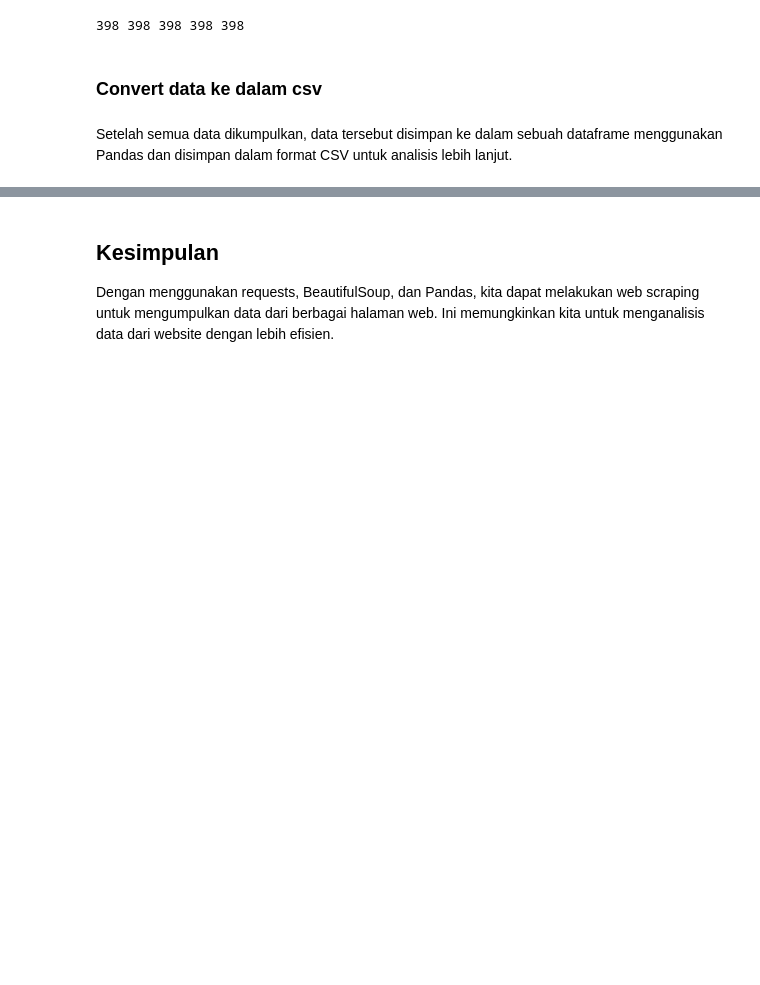
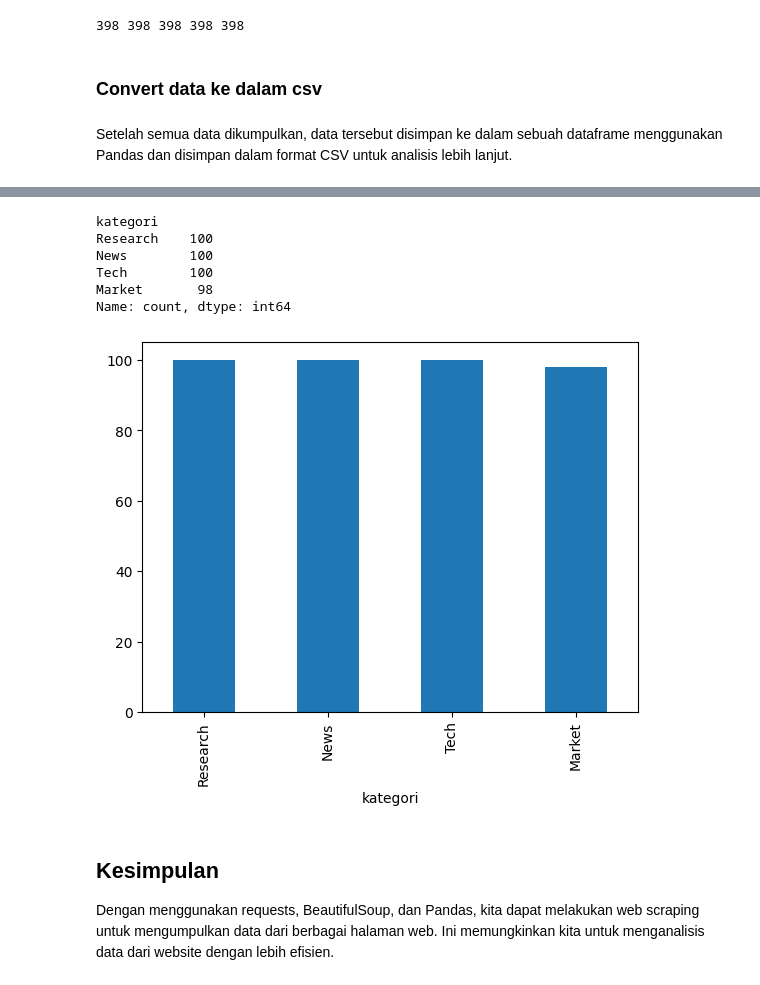
Before and after one commit to rrayhka/pencarian-penambangan-web, a Jupyter notebook: ppw_book/_build/jupyter_execute/tugas-1-crawling.ipynb, the cells around one changed output, grey strips where cells are left out. Drawn from its saved outputs; the diff is of its cells as text; code cells hidden in the pictures; blank space fills up the shorter version.

```diff
--- a/ppw_book/_build/jupyter_execute/tugas-1-crawling.ipynb
+++ b/ppw_book/_build/jupyter_execute/tugas-1-crawling.ipynb
@@ -119,6 +120,20 @@ df.head()
 | 2 | Emas Meredup Saat Suku Bunga The ... | 09 September 2024 18:10 | Jakarta,CNBC Indonesia -Harga ema... | https://www.cnbcindonesia.com/res... | Research |
 | 3 | Tetangga RI Dihantam 'Bencana' Ik... | 09 September 2024 15:55 | Jakarta, CNBC Indonesia -Indeks H... | https://www.cnbcindonesia.com/res... | Research |
 | 4 | Tantama Hingga Perwira, Ini Uruta... | 09 September 2024 14:35 | Jakarta, CNBC Indonesia-Tentara N... | https://www.cnbcindonesia.com/res... | Research |
+# %%
+df["kategori"].value_counts()
+# %% [output]
+kategori
+Research    100
+News        100
+Tech        100
+Market       98
+Name: count, dtype: int64
+# %%
+df["kategori"].value_counts().plot(kind="bar")
+plt.show()
+# %% [output]
+[figure, added]
 # %% [markdown]
 ## Kesimpulan
 
```
Also changed, not shown: parts of 1 cell of this notebook, 23 other files.
